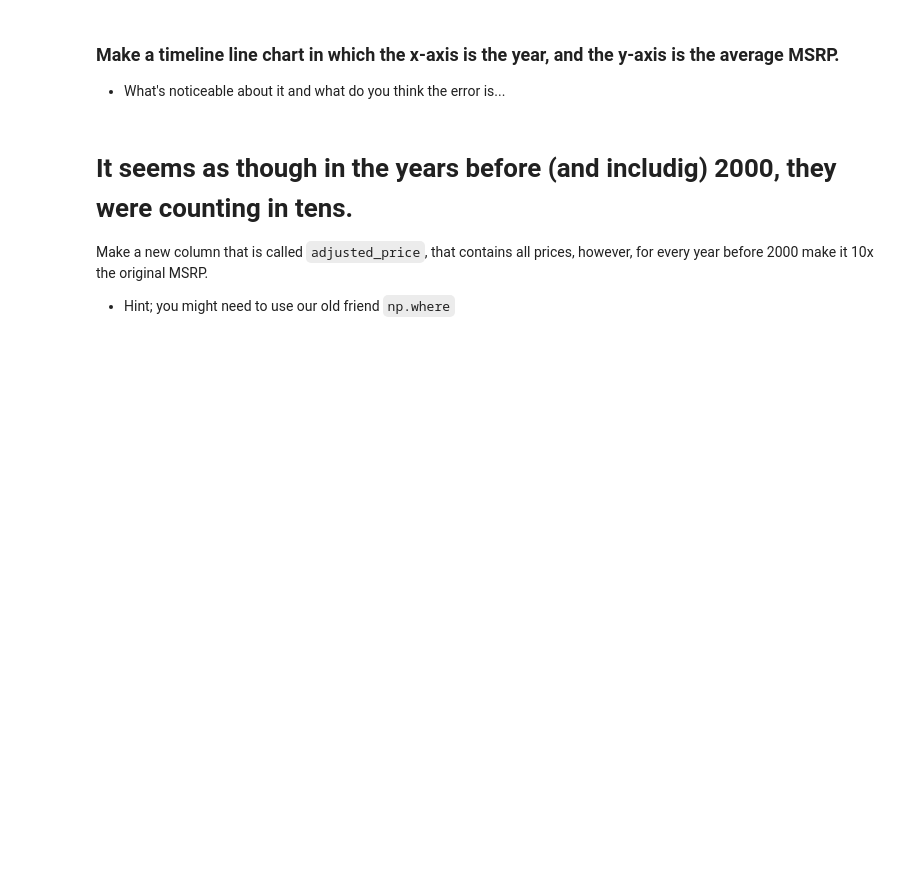
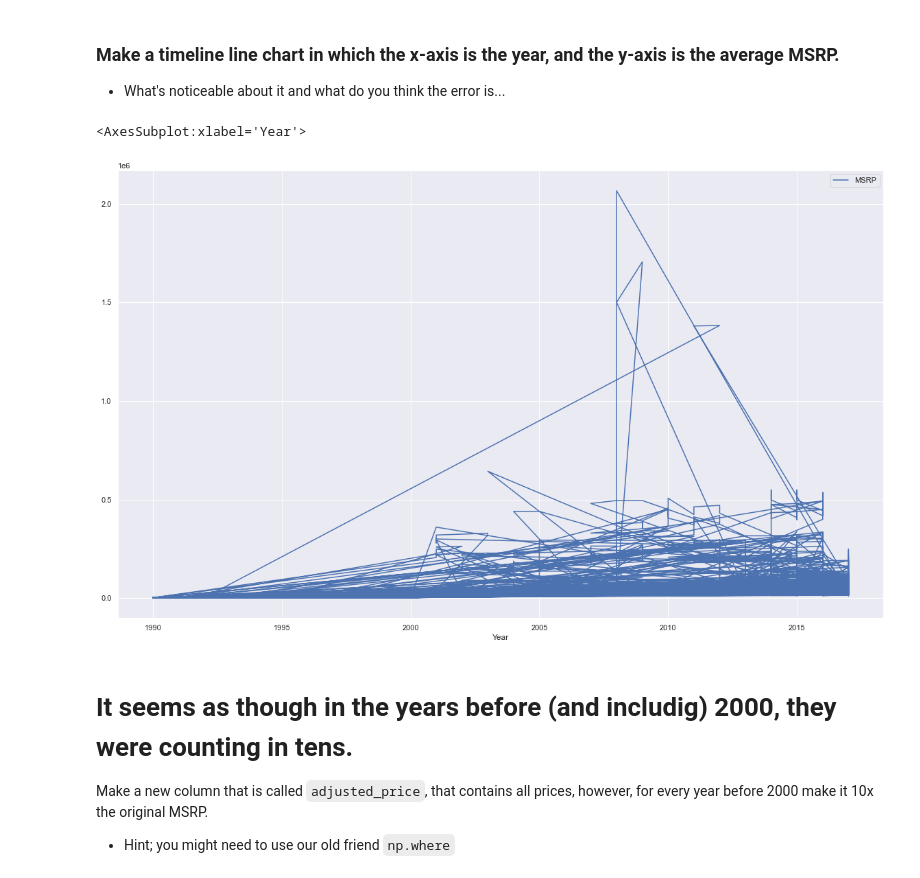
Before and after one commit to CenzOh/Python_Data_Science, a Jupyter notebook: Week-02-EDA/Exercise-EDA.ipynb, the cells around one changed output. Drawn from its saved outputs; the diff is of its cells as text; code cells hidden in the pictures; blank space fills up the shorter version.

```diff
--- a/Week-02-EDA/Exercise-EDA.ipynb
+++ b/Week-02-EDA/Exercise-EDA.ipynb
@@ -60,6 +170,10 @@ _Brand of car is the `Make` of the car._
 * What's noticeable about it and what do you think the error is...
 # %%
 # Make a timeline line chart in which the x-axis is the year, and the y-axis is the average MSRP.
+df.plot(kind='line', x='Year', y='MSRP', figsize = (20,12))
+# %% [output]
+<AxesSubplot:xlabel='Year'>
+[figure, added]
 # %% [markdown]
 # It seems as though in the years before (and includig) 2000, they were counting in tens.
 Make a new column that is called `adjusted_price`, that contains all prices, however, for every year before 2000 make it 10x the original MSRP.
```
Also changed, not shown: parts of 33 cells of this notebook.
